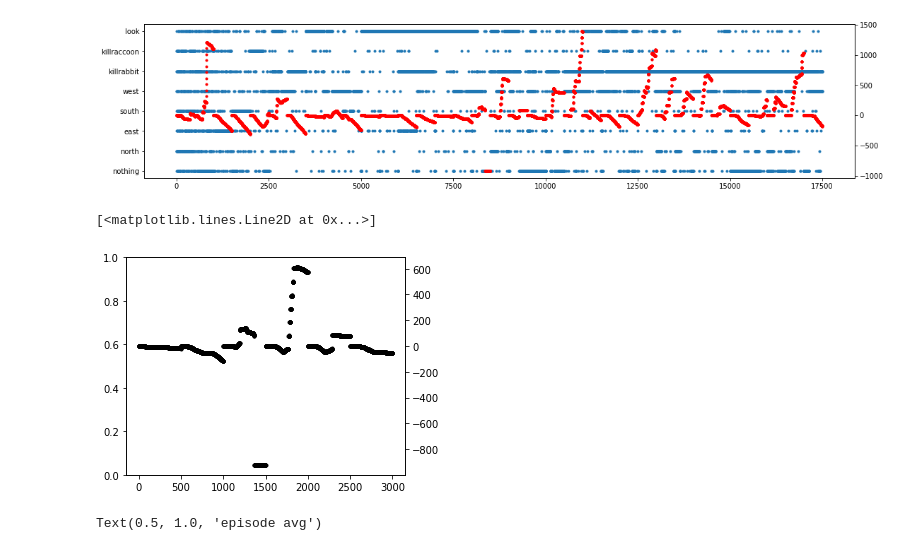
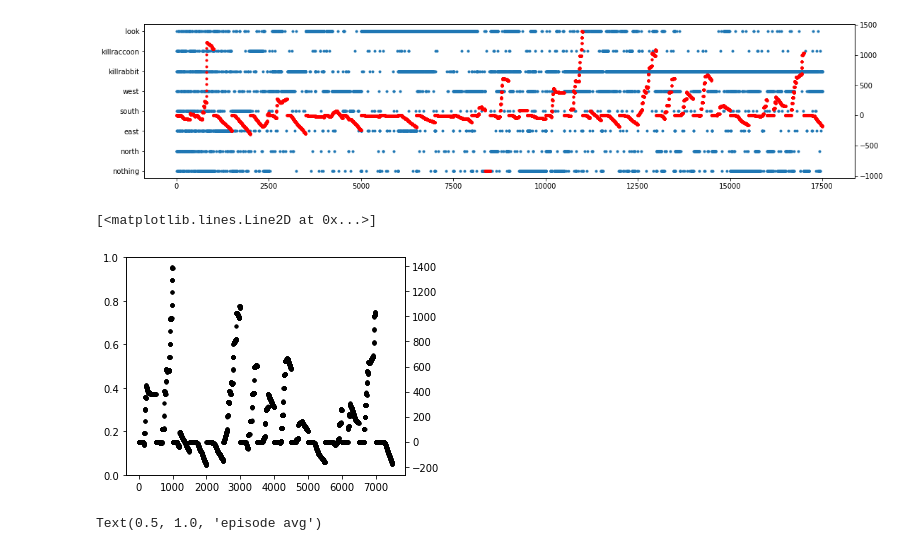
Before and after one commit to adrad/adrad.github.io, a Jupyter notebook: robot/action_memory_viewer.ipynb, the cells around one changed output. Drawn from its saved outputs; the diff is of its cells as text; code cells hidden in the pictures.

```diff
--- a/robot/action_memory_viewer.ipynb
+++ b/robot/action_memory_viewer.ipynb
@@ -4,7 +4,7 @@ import pandas as pd
 import numpy as np
 # %%
 #memory = pickle.load(open("funmemory.p", "rb"))
-memory = pickle.load(open("good_memory.p", "rb"))
+memory = pickle.load(open("gmemory.p", "rb"))
 # %%
 len(memory)
 # %% [output]
@@ -119,13 +119,13 @@ ax2.plot(memorydf['reward'].values,'r.')
 # %%
 fig,ax = plt.subplots(figsize=(5,4))
 #y = memorydf['action'].iloc[7000:10000].values
 #plt.plot(y,'.')
 #ax.set_yticklabels(actionlist2)
 ax2= ax.twinx()
-ax2.plot(memorydf['reward'].iloc[7000:10000].values,'k.')
+ax2.plot(memorydf['reward'].iloc[10000:25000].values,'k.')
 # %% [output]
 [<matplotlib.lines.Line2D at 0x...>]
-[figure, old version]
+[figure, new version]
 # %%
 rwds =  np.array(memorydf['reward'].iloc[0:23750].values)
 episode_avg_rewards = np.mean(rwds.reshape(-1, 250), axis=1)
```
Also changed, not shown: parts of 5 cells of this notebook, 16 other files.
